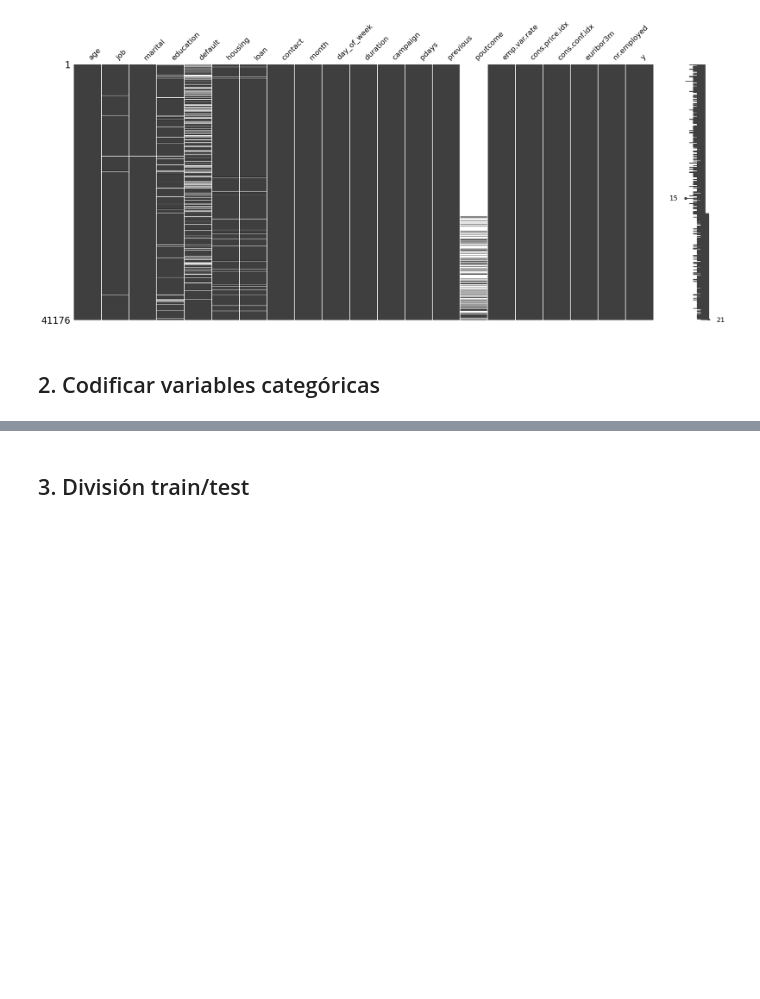
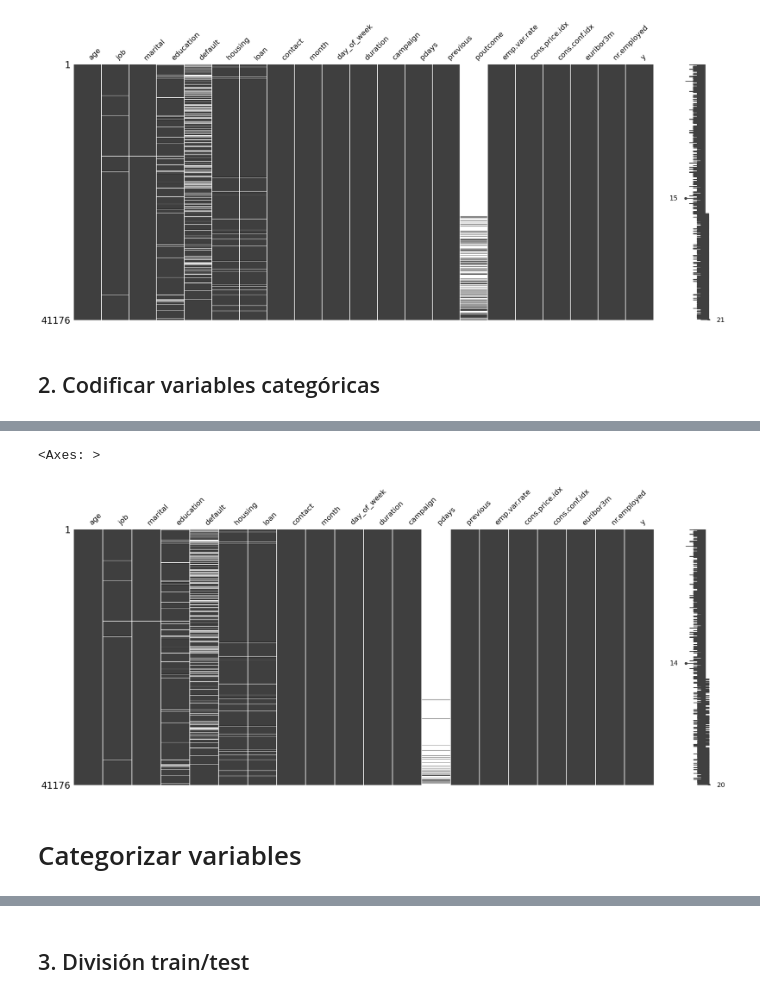
Before and after one commit to 4GeeksAcademy/steven10015-intro-ml, a Jupyter notebook: src/01-ml.ipynb, the cells around one changed output, grey strips where cells are left out. Saved outputs shown, nothing was run; the diff lists cells and outputs as text; code cells hidden in the pictures; blank space fills up the shorter version.

```diff
--- a/src/01-ml.ipynb
+++ b/src/01-ml.ipynb
@@ -218,0 +241,5 @@ for col in categoricas:
+# %%
+msno.matrix(df)
+# %% [output]
+<Axes: >
+[figure, added]
@@ -218,0 +248,2 @@ for col in categoricas:
+# %% [markdown]
+# Categorizar variables
```
Also changed, not shown: parts of 13 cells of this notebook, 8 other files.
